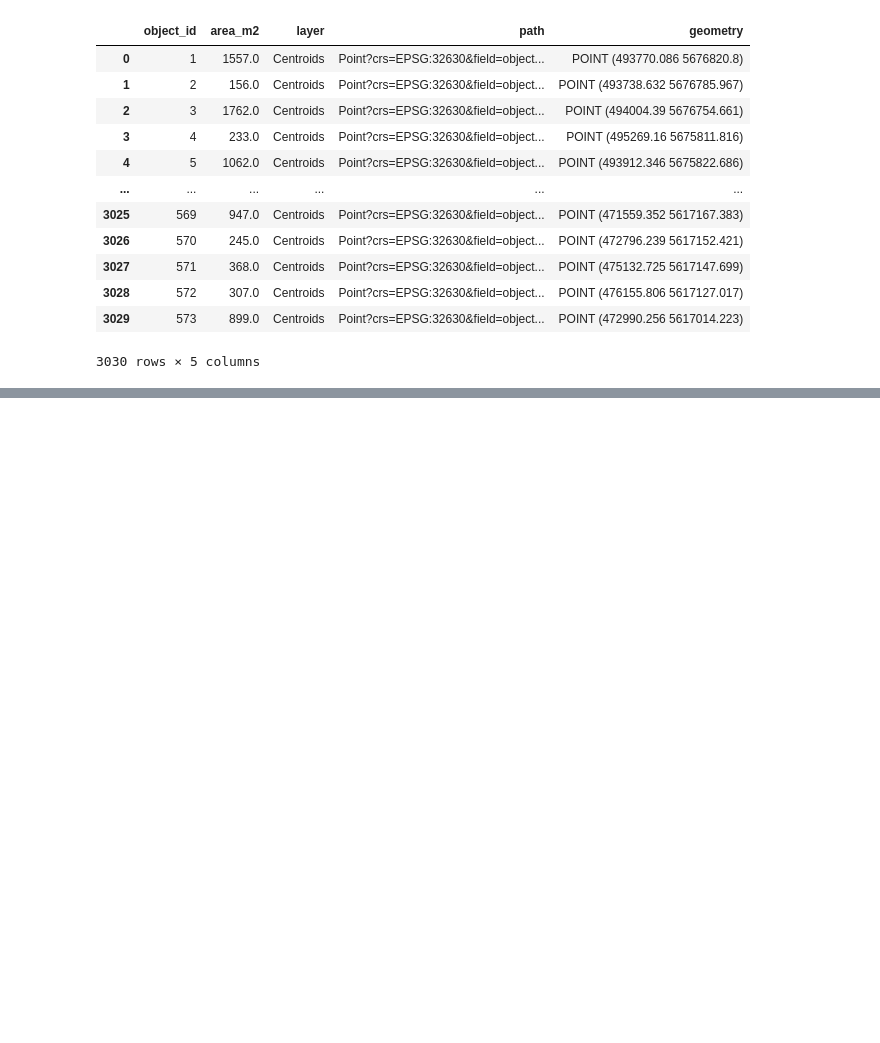
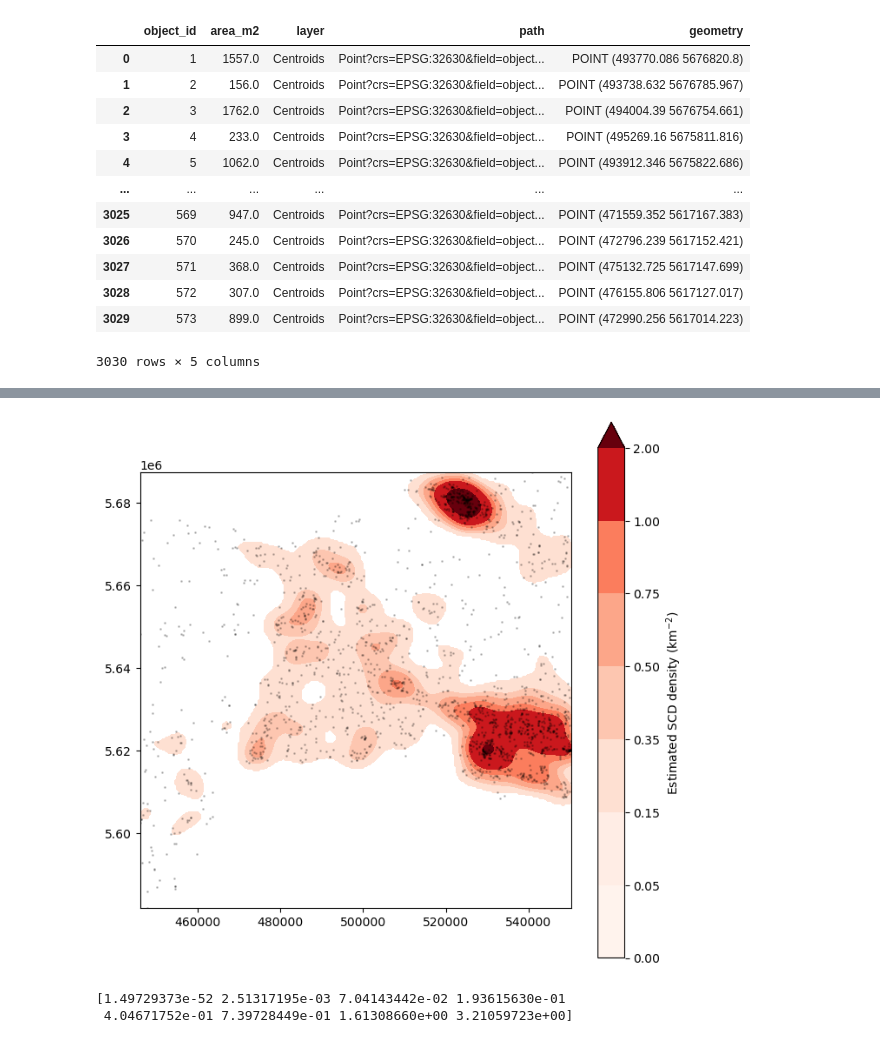
Before and after one commit to willhcm/scd-detection, a Jupyter notebook: code/notebooks/geostats/kde.ipynb, the cells around one changed output, grey strips where cells are left out. Drawn from its saved outputs; the diff is of its cells as text; code cells hidden in the pictures; blank space fills up the shorter version.

```diff
--- a/code/notebooks/geostats/kde.ipynb
+++ b/code/notebooks/geostats/kde.ipynb
@@ -47,0 +92,68 @@ plt.show()
+# %%
+import numpy as np
+import matplotlib.pyplot as plt
+from scipy.stats import gaussian_kde
+from matplotlib.colors import BoundaryNorm
+
+x = centroids.geometry.x.to_numpy()
+y = centroids.geometry.y.to_numpy()
+
+xy = np.vstack([x, y])
+
+kde = gaussian_kde(xy, bw_method=0.10)
+
+xi = np.linspace(x.min(), x.max(), 300)
+yi = np.linspace(y.min(), y.max(), 300)
+X, Y = np.meshgrid(xi, yi)
+
+Z = kde(
+    np.vstack([X.ravel(), Y.ravel()])
+).reshape(X.shape)
+
+# KDE probability density -> estimated centroid density per km²
+density_per_km2 = Z * len(centroids) * 1_000_000
+density_plot = np.ma.masked_less(density_per_km2, 0.15)
+
+# -------------------------
+# DISCRETE DENSITY BINS
+# -------------------------
+
+
+
+fig, ax = plt.subplots(figsize=(8, 8))
+
+bins = [0, 0.05, 0.15, 0.35, 0.5, 0.75, 1, 2]
+
+cf = ax.contourf(
+    X,
+    Y,
+    density_plot,
+    levels=bins,
+    cmap="Reds",
+    extend="max"
+)
+
+centroids.plot(
+    ax=ax,
+    color="black",
+    markersize=1,
+    alpha=0.2
+)
+
+plt.colorbar(
+    cf,
+    ax=ax,
+    label=r"Estimated SCD density (km$^{-2}$)"
+)
+
+plt.show()
+# %% [output]
+[figure, added]
+# %%
+print(np.nanpercentile(
+    density_per_km2,
+    [0, 25, 50, 75, 90, 95, 99, 100]
+))
+# %% [output]
+[1.49729373e-52 2.51317195e-03 7.04143442e-02 1.93615630e-01
+ 4.04671752e-01 7.39728449e-01 1.61308660e+00 3.21059723e+00]
```
Also changed, not shown: parts of 4 cells of this notebook, 37 other files.
